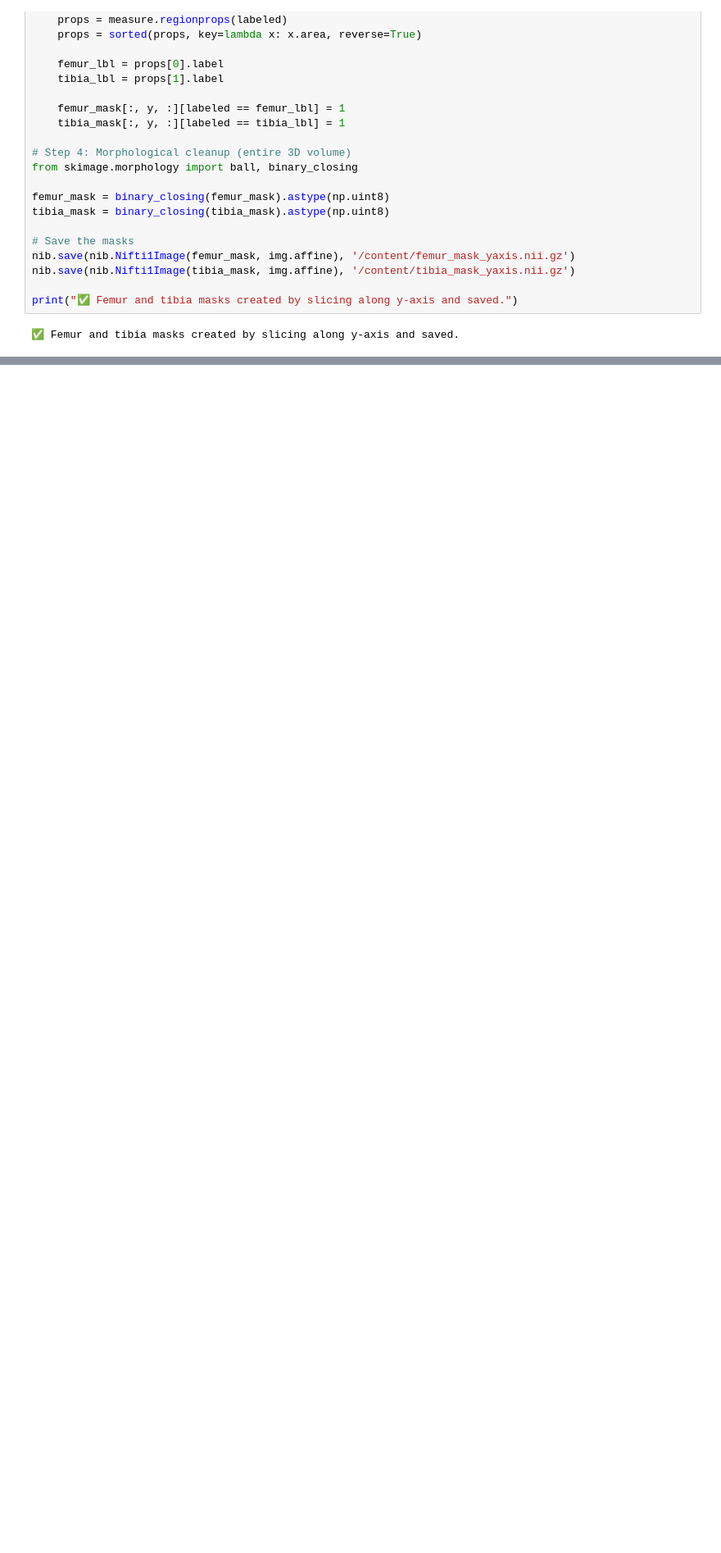
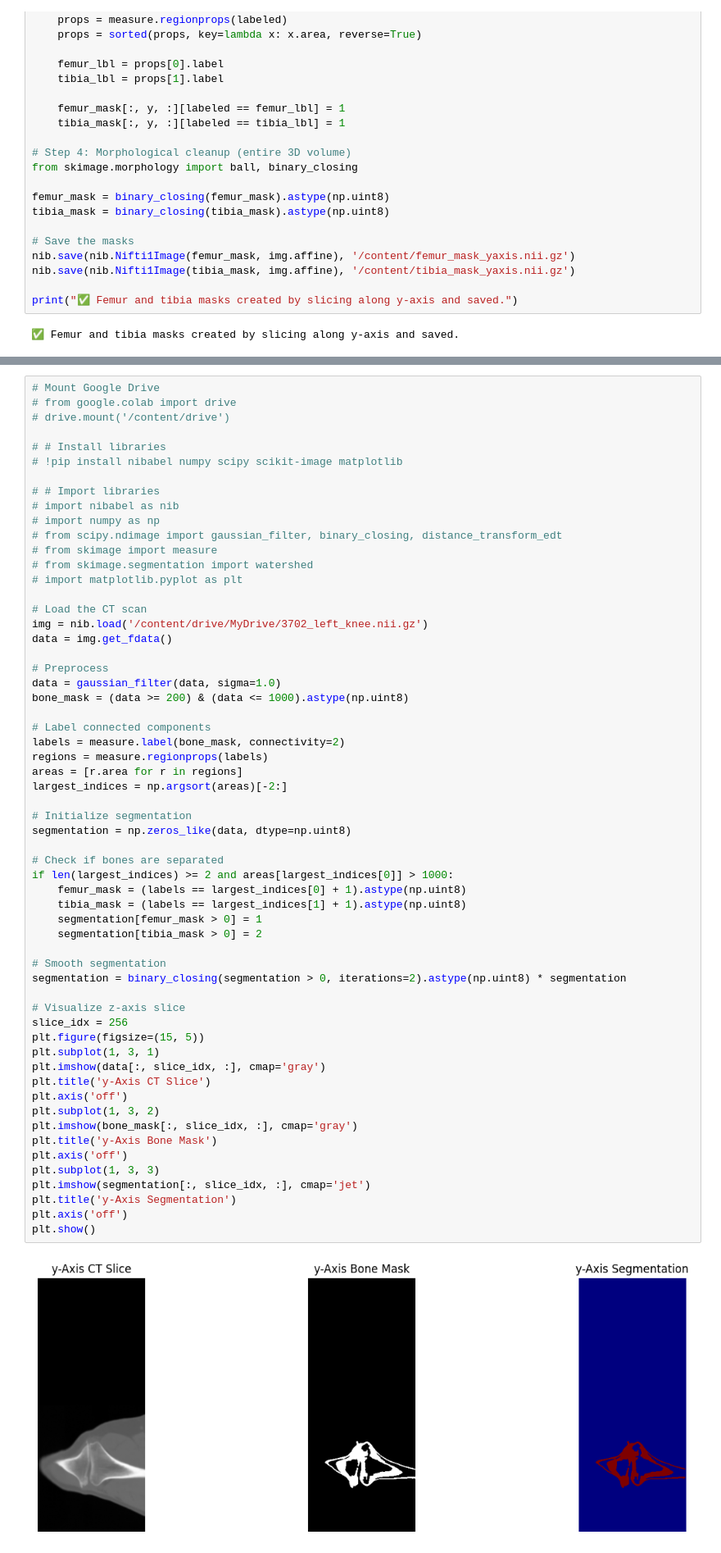
Before and after one commit to Eshan133/bone_segmentation_naamii, a Jupyter notebook: Bone_Segmentation_trial.ipynb, the cells around one changed output, grey strips where cells are left out. Shown at 82% size. Cells and saved outputs as stored; diff of their text form; blank space fills up the shorter version.

```diff
--- a/Bone_Segmentation_trial.ipynb
+++ b/Bone_Segmentation_trial.ipynb
@@ -549,0 +670,61 @@ NameError: name 'femur_output' is not defined
+# %%
+# Mount Google Drive
+# from google.colab import drive
+# drive.mount('/content/drive')
+
+# # Install libraries
+# !pip install nibabel numpy scipy scikit-image matplotlib
+
+# # Import libraries
+# import nibabel as nib
+# import numpy as np
+# from scipy.ndimage import gaussian_filter, binary_closing, distance_transform_edt
+# from skimage import measure
+# from skimage.segmentation import watershed
+# import matplotlib.pyplot as plt
+
+# Load the CT scan
+img = nib.load('/content/drive/MyDrive/3702_left_knee.nii.gz')
+data = img.get_fdata()
+
+# Preprocess
+data = gaussian_filter(data, sigma=1.0)
+bone_mask = (data >= 200) & (data <= 1000).astype(np.uint8)
+
+# Label connected components
+labels = measure.label(bone_mask, connectivity=2)
+regions = measure.regionprops(labels)
+areas = [r.area for r in regions]
+largest_indices = np.argsort(areas)[-2:]
+
+# Initialize segmentation
+segmentation = np.zeros_like(data, dtype=np.uint8)
+
+# Check if bones are separated
+if len(largest_indices) >= 2 and areas[largest_indices[0]] > 1000:
+    femur_mask = (labels == largest_indices[0] + 1).astype(np.uint8)
+    tibia_mask = (labels == largest_indices[1] + 1).astype(np.uint8)
+    segmentation[femur_mask > 0] = 1
+    segmentation[tibia_mask > 0] = 2
+
+# Smooth segmentation
+segmentation = binary_closing(segmentation > 0, iterations=2).astype(np.uint8) * segmentation
+
+# Visualize z-axis slice
+slice_idx = 256
+plt.figure(figsize=(15, 5))
+plt.subplot(1, 3, 1)
+plt.imshow(data[:, slice_idx, :], cmap='gray')
+plt.title('y-Axis CT Slice')
+plt.axis('off')
+plt.subplot(1, 3, 2)
+plt.imshow(bone_mask[:, slice_idx, :], cmap='gray')
+plt.title('y-Axis Bone Mask')
+plt.axis('off')
+plt.subplot(1, 3, 3)
+plt.imshow(segmentation[:, slice_idx, :], cmap='jet')
+plt.title('y-Axis Segmentation')
+plt.axis('off')
+plt.show()
+# %% [output]
+[figure, added]
```
Also changed, not shown: parts of 18 cells of this notebook.
